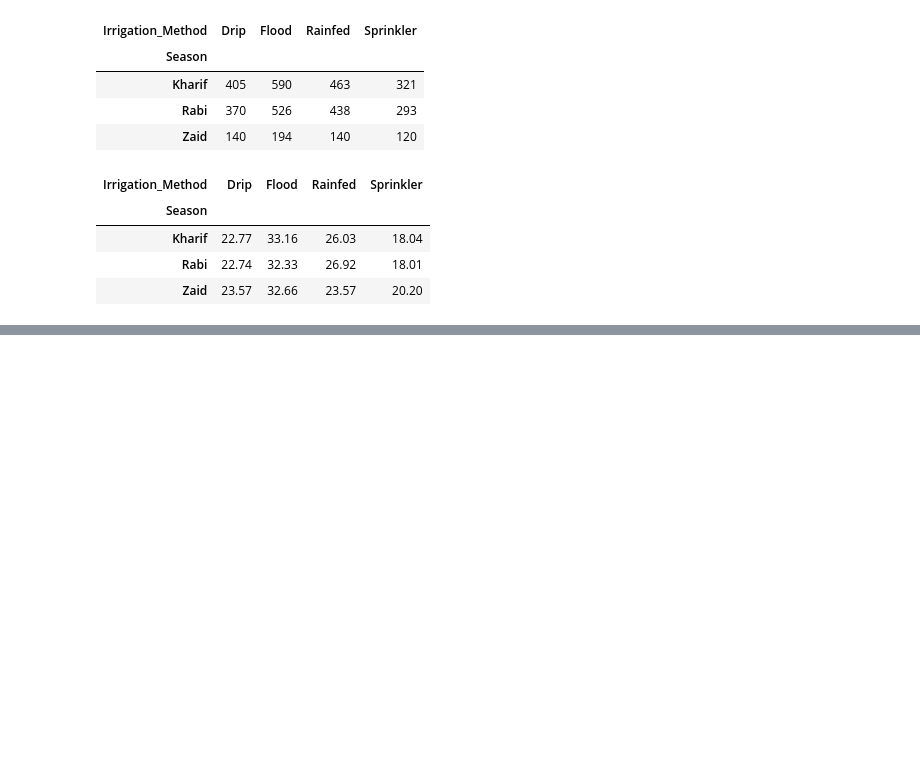
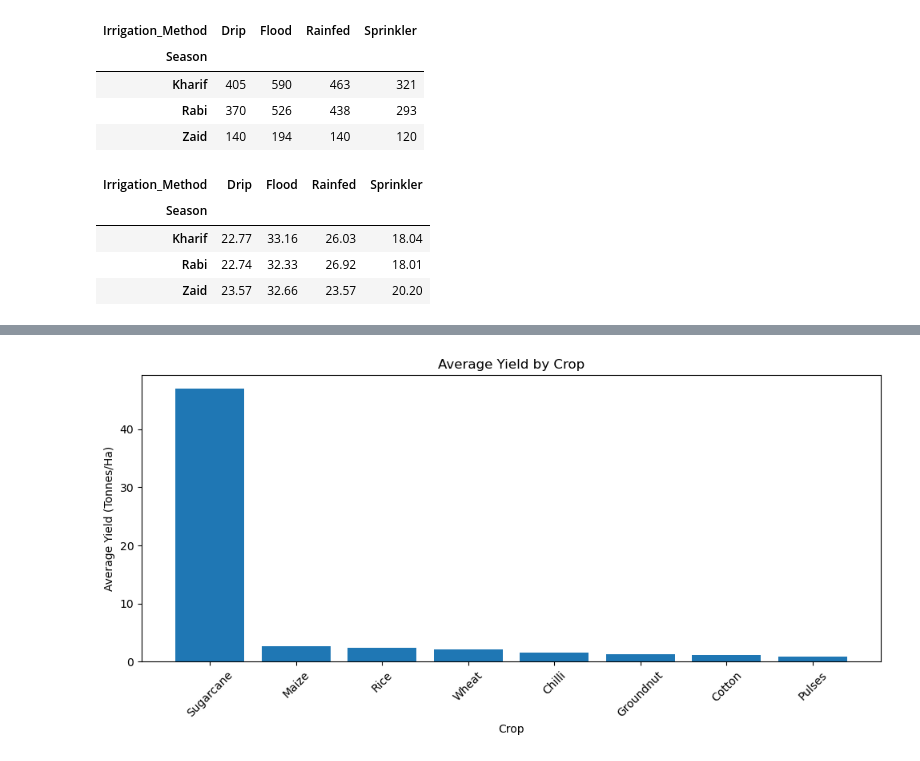
Before and after one commit to nachiket-mr360/Seasonal_Agriculture_performance_by_VOIS, a Jupyter notebook: seasonalAgriculturePerformance.ipynb, the cells around one changed output, grey strips where cells are left out. Saved outputs shown, nothing was run; the diff lists cells and outputs as text; code cells hidden in the pictures; blank space fills up the shorter version.

```diff
--- a/seasonalAgriculturePerformance.ipynb
+++ b/seasonalAgriculturePerformance.ipynb
@@ -623,0 +697,13 @@ display(irrigation_percentage)
+# %%
+# Step 8.5: Profitable and loss-making farms by season
+
+df['Profit_Status'] = df['Profit_INR'].apply(
+    lambda x: 'Profit' if x > 0 else 'Loss'
+)
+
+profit_status = pd.crosstab(
+    df['Season'],
+    df['Profit_Status']
+)
+
+display(profit_status)
@@ -623,0 +780,25 @@ display(irrigation_percentage)
+# %%
+# Step 9.2: Average yield by crop
+
+crop_yield = (
+    df.groupby('Crop')['Yield_Tonnes_Ha']
+    .mean()
+    .sort_values(ascending=False)
+)
+
+plt.figure(figsize=(10, 5))
+
+plt.bar(
+    crop_yield.index,
+    crop_yield.values
+)
+
+plt.title('Average Yield by Crop')
+plt.xlabel('Crop')
+plt.ylabel('Average Yield (Tonnes/Ha)')
+plt.xticks(rotation=45)
+
+plt.tight_layout()
+plt.show()
+# %% [output]
+[figure, added]
```
Also changed, not shown: parts of 25 cells of this notebook.
